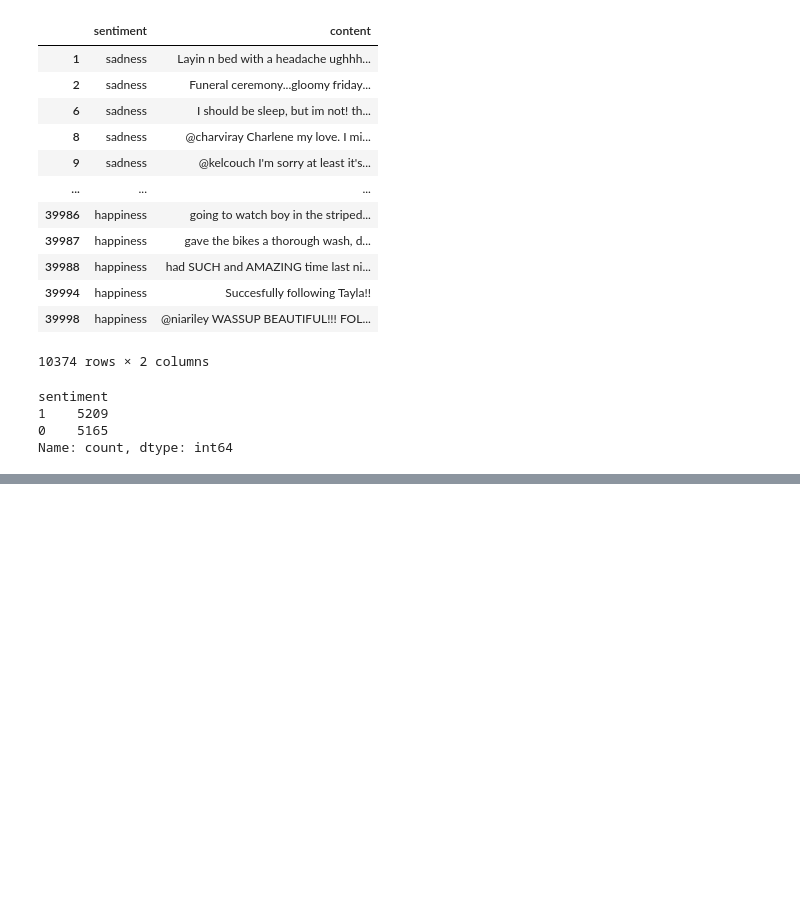
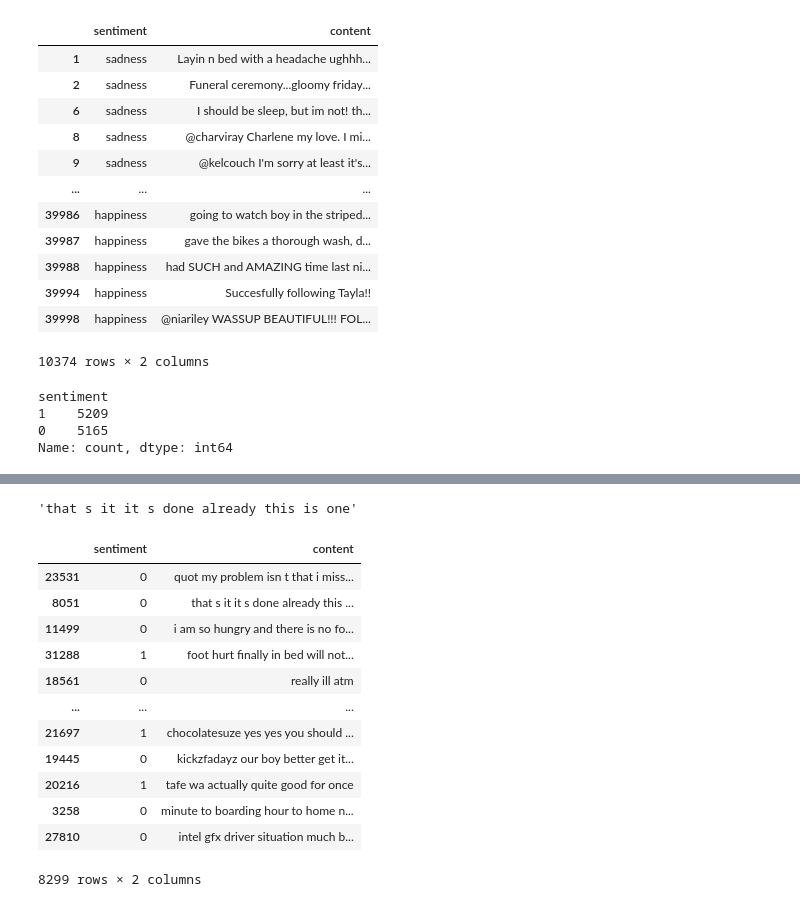
Before and after one commit to zabih1/emotion-detection, a Jupyter notebook: emotion_detection.ipynb, the cells around one changed output, grey strips where cells are left out. Saved outputs shown, nothing was run; the diff lists cells and outputs as text; code cells hidden in the pictures; blank space fills up the shorter version.

```diff
--- a/emotion_detection.ipynb
+++ b/emotion_detection.ipynb
@@ -137,3 +137,7 @@ def normalized_sentence(sentence):
     sentence= removing_urls(sentence)
     sentence= lemmatization(sentence)
     return sentence
+# %%
+normalized_sentence("That's it? It's done already? This is one")
+# %% [output]
+'that s it it s done already this is one'
@@ -139,0 +147,16 @@ def normalized_sentence(sentence):
+# %%
+train_data
+# %% [output]
+|  | sentiment | content |
+| 23531 | 0 | quot my problem isn t that i miss... |
+| 8051 | 0 | that s it it s done already this ... |
+| 11499 | 0 | i am so hungry and there is no fo... |
+| 31288 | 1 | foot hurt finally in bed will not... |
+| 18561 | 0 | really ill atm |
+| ... | ... | ... |
+| 21697 | 1 | chocolatesuze yes yes you should ... |
+| 19445 | 0 | kickzfadayz our boy better get it... |
+| 20216 | 1 | tafe wa actually quite good for once |
+| 3258 | 0 | minute to boarding hour to home n... |
+| 27810 | 0 | intel gfx driver situation much b... |
+8299 rows × 2 columns
```
Also changed, not shown: parts of 13 cells of this notebook.
